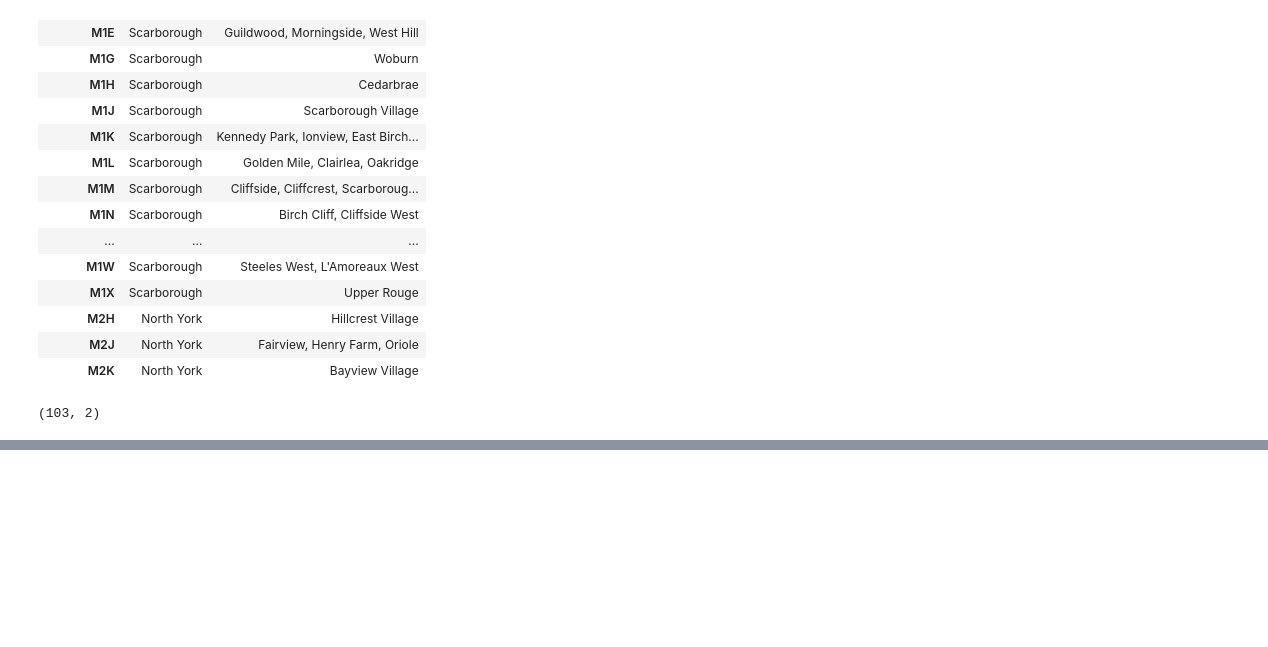
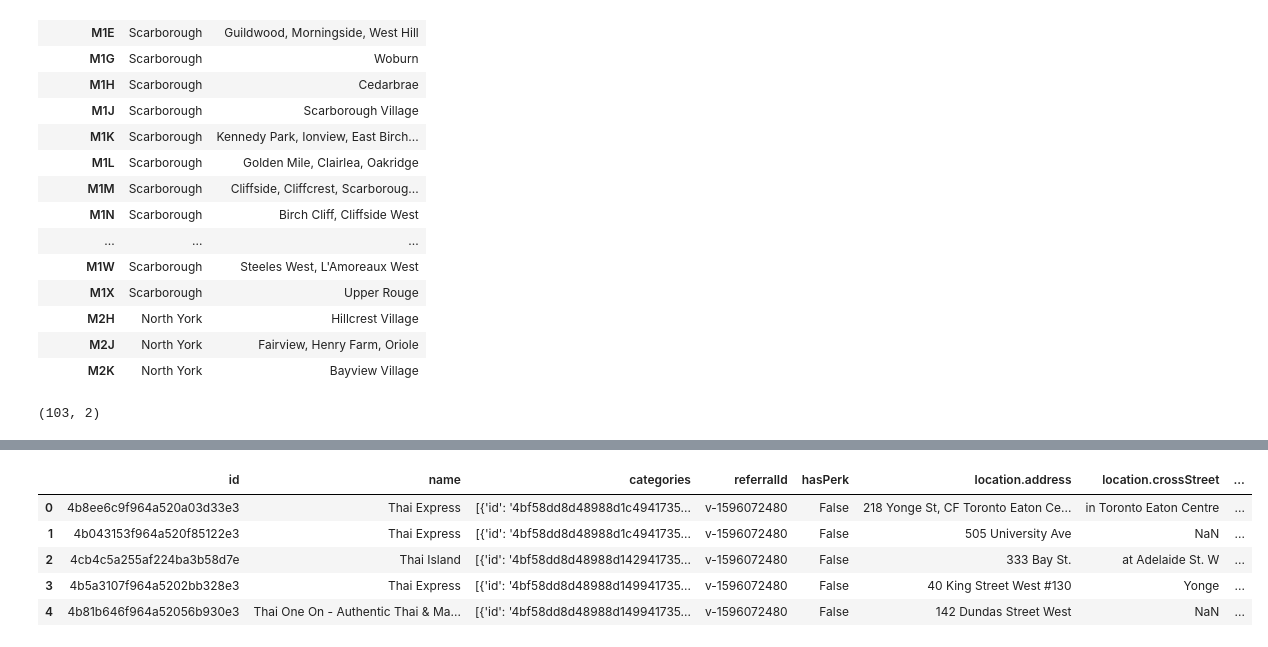
Before and after one commit to dfisher9787/Coursera_Capstone, a Jupyter notebook: Battle of the Neighborhoods Project part 1.ipynb, the cells around one changed output, grey strips where cells are left out. Cells and saved outputs as stored; diff of their text form; code cells hidden in the pictures; blank space fills up the shorter version.

```diff
--- a/Battle of the Neighborhoods Project part 1.ipynb
+++ b/Battle of the Neighborhoods Project part 1.ipynb
@@ -95,0 +139,8 @@ df.shape # here is the answer to the final question.
+# %%
+CLIENT_ID = 'KARNGMJWOURD3LZYPRHGS3IEKZUZQF351EMRPWCYLI1BLKRJ' # your Foursquare ID
+CLIENT_SECRET = 'JXEXLAJQH3JQ2PFEWFPF1GJ21OILUCMHAEL0Y5MTPQTWCJT1' # your Foursquare Secret
+VERSION = '20180604'
+LIMIT = 30
+print('Your credentails:')
+print('CLIENT_ID: ' + CLIENT_ID)
+print('CLIENT_SECRET:' + CLIENT_SECRET)
@@ -95,0 +151,8 @@ df.shape # here is the answer to the final question.
+# %%
+address = 'Toronto'
+
+geolocator = Nominatim(user_agent="foursquare_agent")
+location = geolocator.geocode(address)
+latitude = location.latitude
+longitude = location.longitude
+print(latitude, longitude)
@@ -95,0 +196,15 @@ df.shape # here is the answer to the final question.
+# %%
+# assign relevant part of JSON to venues
+venues = results['response']['venues']
+
+# tranform venues into a dataframe
+dataframe = pd.json_normalize(venues)
+dataframe.head()
+#below is a list of all of the thai venues
+# %% [output]
+|  | id | name | categories | referralId | hasPerk | location.address | location.crossStreet | ... |
+| 0 | 4b8ee6c9f964a520a03d33e3 | Thai Express | [{'id': '4bf58dd8d48988d1c4941735... | v-1596072480 | False | 218 Yonge St, CF Toronto Eaton Ce... | in Toronto Eaton Centre | ... |
+| 1 | 4b043153f964a520f85122e3 | Thai Express | [{'id': '4bf58dd8d48988d1c4941735... | v-1596072480 | False | 505 University Ave | NaN | ... |
+| 2 | 4cb4c5a255af224ba3b58d7e | Thai Island | [{'id': '4bf58dd8d48988d142941735... | v-1596072480 | False | 333 Bay St. | at Adelaide St. W | ... |
+| 3 | 4b5a3107f964a5202bb328e3 | Thai Express | [{'id': '4bf58dd8d48988d149941735... | v-1596072480 | False | 40 King Street West #130 | Yonge | ... |
+| 4 | 4b81b646f964a52056b930e3 | Thai One On - Authentic Thai & Ma... | [{'id': '4bf58dd8d48988d149941735... | v-1596072480 | False | 142 Dundas Street West | NaN | ... |
```
Also changed, not shown: parts of 38 cells of this notebook.
